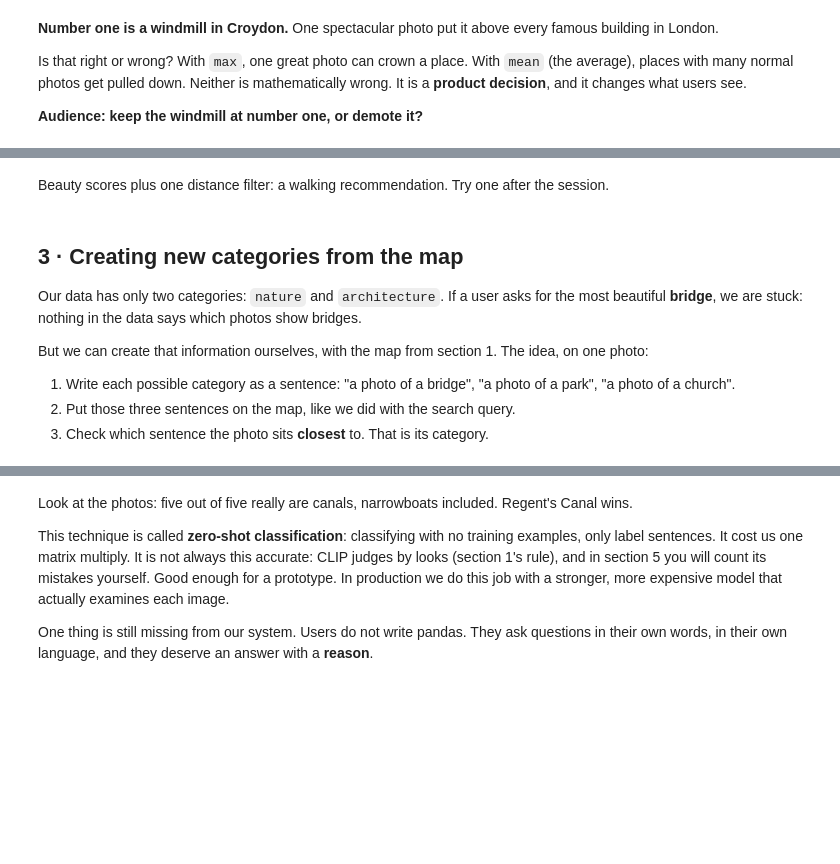
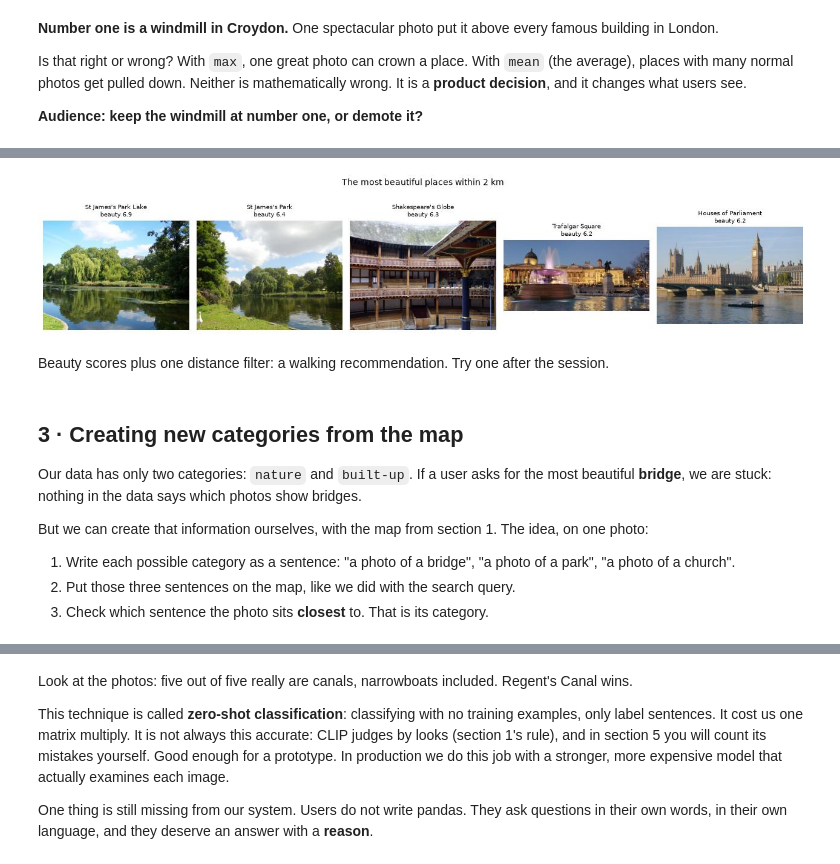
Before and after one commit to beautifulplacesai/beautiful-places-search-exercise, a Jupyter notebook: explainer.ipynb, the cells around one changed output, grey strips where cells are left out. Saved outputs shown, nothing was run; the diff lists cells and outputs as text; code cells hidden in the pictures; blank space fills up the shorter version.

```diff
--- a/explainer.ipynb
+++ b/explainer.ipynb
@@ -324,27 +424,29 @@ phone's GPS supplies them instead; everything else works exactly the same.
 # %%
 def haversine_km(lat1, lon1, lat2, lon2):
     """Distance in km between two points on Earth. Works on whole columns."""
     R = 6371.0
     lat1, lon1, lat2, lon2 = map(np.radians, [lat1, lon1, lat2, lon2])
     a = (np.sin((lat2 - lat1) / 2) ** 2
          + np.cos(lat1) * np.cos(lat2) * np.sin((lon2 - lon1) / 2) ** 2)
     return 2 * R * np.arcsin(np.sqrt(a))
 
-HERE = (51.5115, -0.1160)      # King's College London, Strand campus
+HERE = (51.5115, -0.1160)      # central London, on the Strand. Change to taste.
 
 photos["km_away"] = haversine_km(HERE[0], HERE[1],
                                  photos["latitude"], photos["longitude"])
 
 walkable = photos[photos["km_away"] <= 2.0]
 show_best_photo_of_each(leaderboard(walkable, top=5),
-                        "The most beautiful places within 2 km of this room")
+                        "The most beautiful places within 2 km")
+# %% [output]
+[figure, added]
 # %% [markdown]
 Beauty scores plus one distance filter: a walking recommendation. Try one
 after the session.
 # %% [markdown]
 ## 3 · Creating new categories from the map
 
-Our data has only two categories: `nature` and `architecture`. If a user
+Our data has only two categories: `nature` and `built-up`. If a user
 asks for the most beautiful **bridge**, we are stuck: nothing in the data
 says which photos show bridges.
 
```
Also changed, not shown: parts of 54 cells of this notebook, 6 other files.
